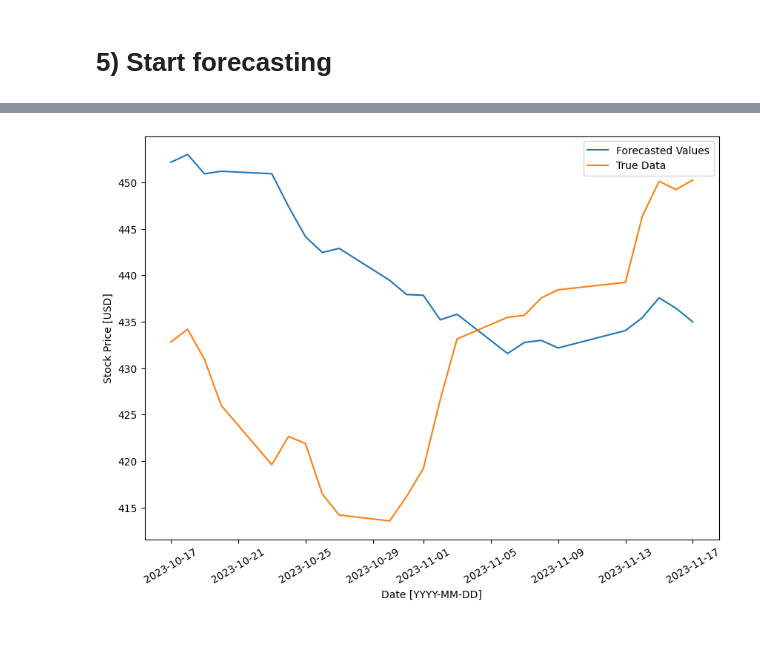
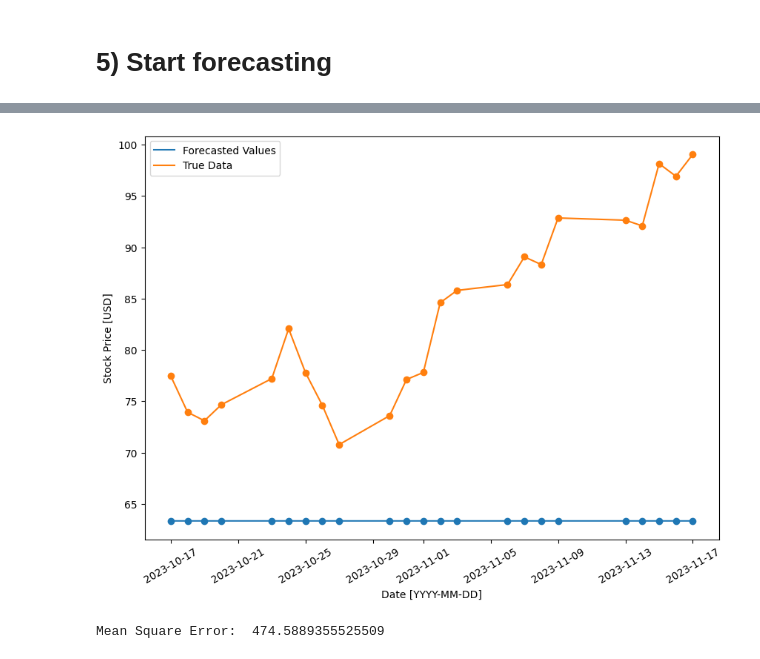
Before and after one commit to doquangg/bigstonk, a Jupyter notebook: LSTM_NN/lstm.ipynb, the cells around one changed output, grey strips where cells are left out. Drawn from its saved outputs; the diff is of its cells as text; code cells hidden in the pictures.

Commit message:
commit fixme's, initial descriptions

```diff
--- a/LSTM_NN/lstm.ipynb
+++ b/LSTM_NN/lstm.ipynb
@@ -5,12 +10,11 @@
 import numpy as np
 import ticker_class as tc
 import matplotlib.pyplot as plt
-from sklearn.preprocessing import StandardScaler
 
 ################################################################################
 
 # Instantiate a member of the TickerClass with the ticker you want
-spy = tc.TickerClass("SPY")
+spy = tc.TickerClass("COIN")
 
 # Flags
 verbose = False    # Parameter to print stuff; not currently implemented
@@ -22,7 +26,13 @@ scale = False      # Parameter to scale features
 ########################################
 
 # Retrieve data from start to end
-start = "1993-01-29"
+
+########################################
+# FIXME:
+# we should assume the user wants from the beginning to now
+# unless otherwise stated.
+########################################
+start = "2021-04-16"
 end   = "2023-10-17"
 spy.getData(start,end)
 
@@ -33,7 +43,7 @@ trimmed_df = spy.stock_data[['Open', 'High', 'Low', 'Close']]
 
 ##########################################################
 # FIXME:
-# Consider using this?
+# Consider using this? Also implement it.
 ##########################################################
 # Scaling Stuff
 if scale:
@@ -52,12 +65,12 @@ else:
 # %%
-#Empty lists to be populated using formatted training data
+# Instantiate lists to be populated using formatted training data
 x_train = []
 y_train = []
 
 # [DONE]
 n_future = 1  # Number of days we want to look into the future based on the past days.
               # 1 is good here; keep 1
-n_past = 60   # Number of past days we want to use to predict the future.
+n_past = 390   # Number of past days we want to use to predict the future.
               # 60 is good here
 
 #Reformat input data into a shape: (n_samples x timesteps x n_features)
@@ -162,9 +187,6 @@ plt.show()
 # %% [markdown]
 # 5) Start forecasting
 # %%
-#FIXME
-# This entire section is kinda jank
-
 # Imports
 from pandas.tseries.holiday import USFederalHolidayCalendar
 from pandas.tseries.offsets import CustomBusinessDay
@@ -184,7 +206,11 @@ def str2dt(s):
 def dt2str(dt):
     return dt.strftime('%Y-%m-%d')
 
+############################################################
 # FIXME
+# For some reason this breaks at really weird intervals.
+############################################################
+
 # Define the number of days we wish to forecast into the future.
 n_forecast_pred = 23
 forecast_dates = pd.date_range(start = str2dt(end),
@@ -195,7 +221,7 @@ forecast_dates = pd.date_range(start = str2dt(end),
 forecast = model.predict(x_train[-n_forecast_pred:])
 
 # Retrieve true data
-spy_verif = tc.TickerClass("SPY")
+spy_verif = tc.TickerClass("COIN")
 verif_dates = pd.date_range(start = str2dt(end),
                                # +1 because download is non inclusive
                                periods = n_forecast_pred + 1,
@@ -203,7 +229,11 @@ verif_dates = pd.date_range(start = str2dt(end),
 
 spy_verif.getData(end, verif_dates[-1])
 
+
+#############################################################################
 # FIXME
 # drop 11-10 because that isn't forecasted and also not in the forecast dates
-verif_data = spy_verif.stock_data['Open'].drop(str2dt('2023-11-10'), axis=0)
+# This is hardcoded; how exactly do we get around this otherwise LMFAO
+#############################################################################
+verif_data = spy_verif.stock_data['Close'].drop(str2dt('2023-11-10'), axis=0)
 # %% [output]
@@ -212,16 +242,22 @@ verif_data = spy_verif.stock_data['Open'].drop(str2dt('2023-11-10'), axis=0)
 # %%
 # Set figure dims
 fig = plt.figure()
 fig.set_size_inches(10, 8)
 fig.autofmt_xdate()
 
 # Plot the true data against our forecasted data
 plt.plot(forecast_dates, forecast, label='Forecasted Values')
 plt.plot(forecast_dates, verif_data, label='True Data')
+plt.scatter(forecast_dates, forecast)
+plt.scatter(forecast_dates, verif_data)
 plt.xticks(rotation=30)
 plt.xlabel('Date [YYYY-MM-DD]')
 plt.ylabel('Stock Price [USD]')
 plt.legend()
 plt.show()
+
+from sklearn.metrics import mean_squared_error
+print('Mean Square Error: ', mean_squared_error(verif_data,forecast))
 # %% [output]
-[figure, old version]
+[figure, new version]
+Mean Square Error:  474.5889355525509
```
Also changed, not shown: parts of 11 cells of this notebook.
